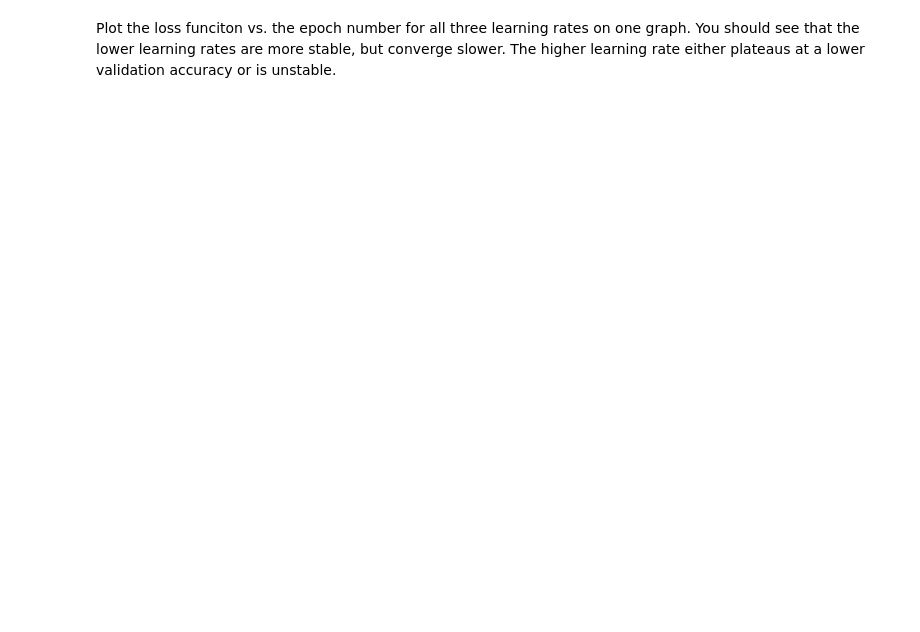
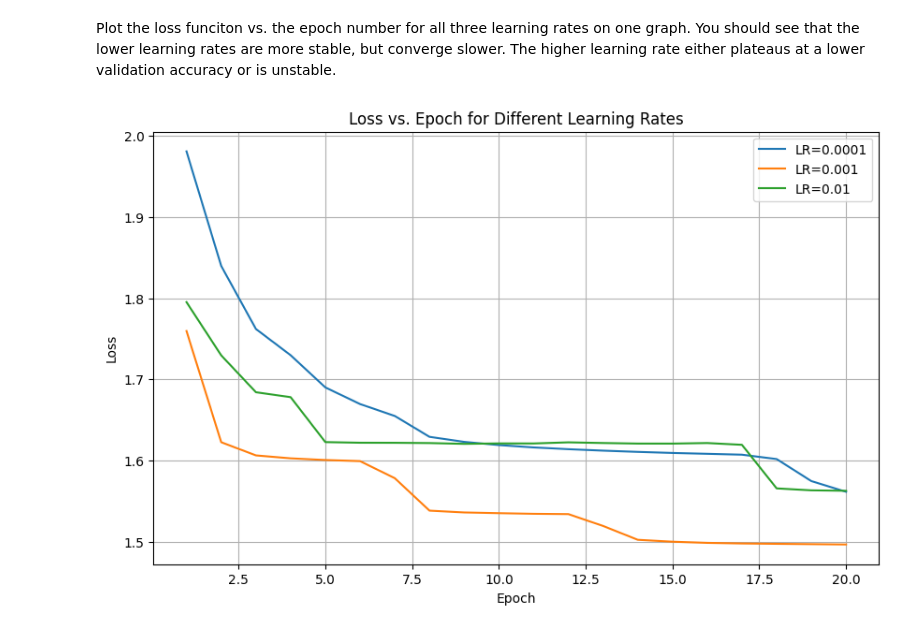
Before and after one commit to dpcarry/introml, a Jupyter notebook: unit09_neural/lab_music_partial.ipynb, the cells around one changed output. Cells and saved outputs as stored; diff of their text form; code cells hidden in the pictures; blank space fills up the shorter version.

```diff
--- a/unit09_neural/lab_music_partial.ipynb
+++ b/unit09_neural/lab_music_partial.ipynb
@@ -359,0 +447,17 @@ Plot the loss funciton vs. the epoch number for all three learning rates on one
+# %%
+# TODO
+epochs = len(loss_hist_lr[0])  # 取第一个学习率的 epoch 数量
+
+plt.figure(figsize=(10, 6))
+for i, lr in enumerate(rates):  # 遍历学习率
+    plt.plot(range(1, epochs + 1), loss_hist_lr[i], label=f'LR={lr}')  # 绘制每种学习率的损失曲线
+
+# 设置图表信息
+plt.xlabel('Epoch')
+plt.ylabel('Loss')
+plt.title('Loss vs. Epoch for Different Learning Rates')
+plt.legend()
+plt.grid()
+plt.show()
+# %% [output]
+[figure, added]
```
Also changed, not shown: parts of 9 cells of this notebook.
